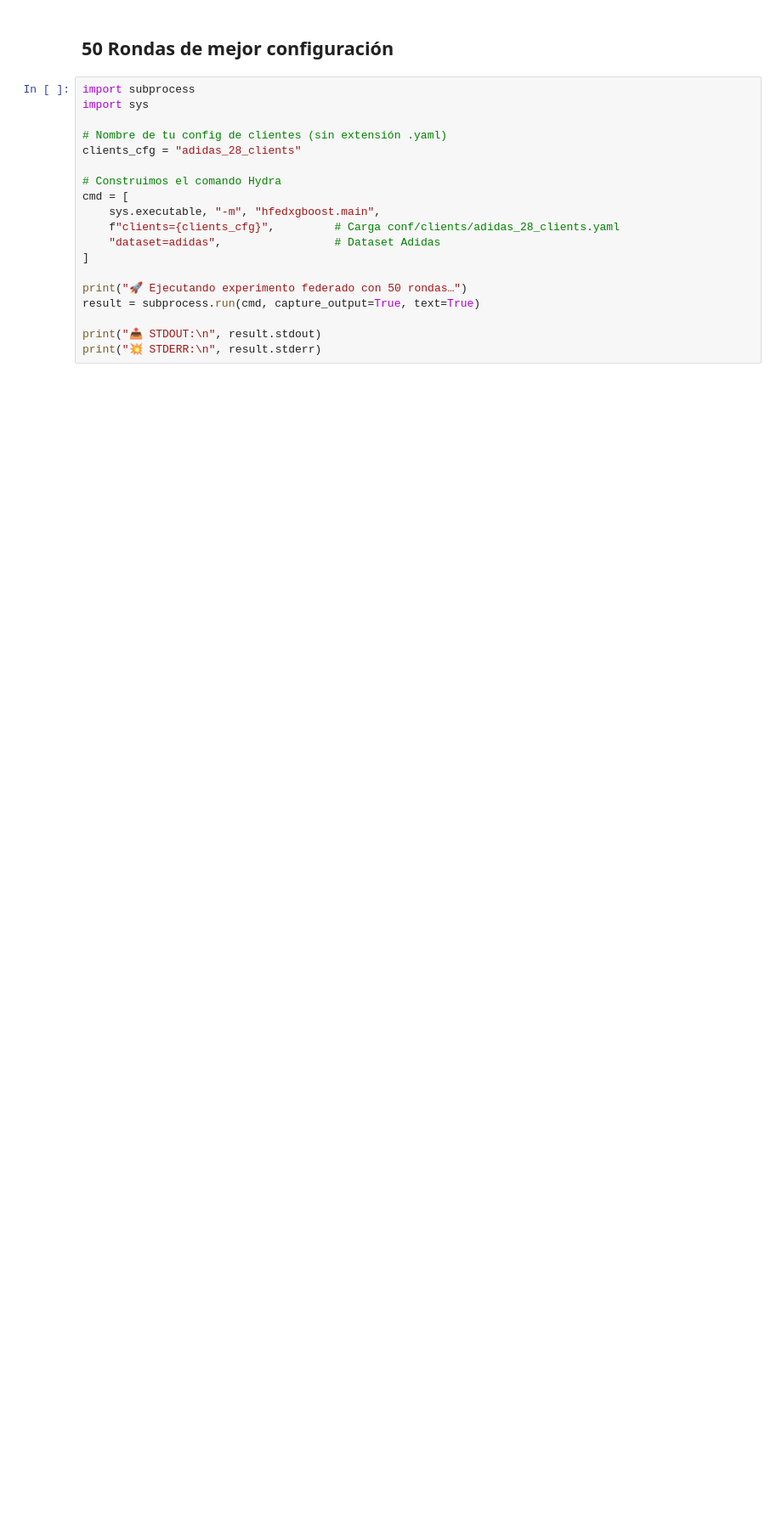
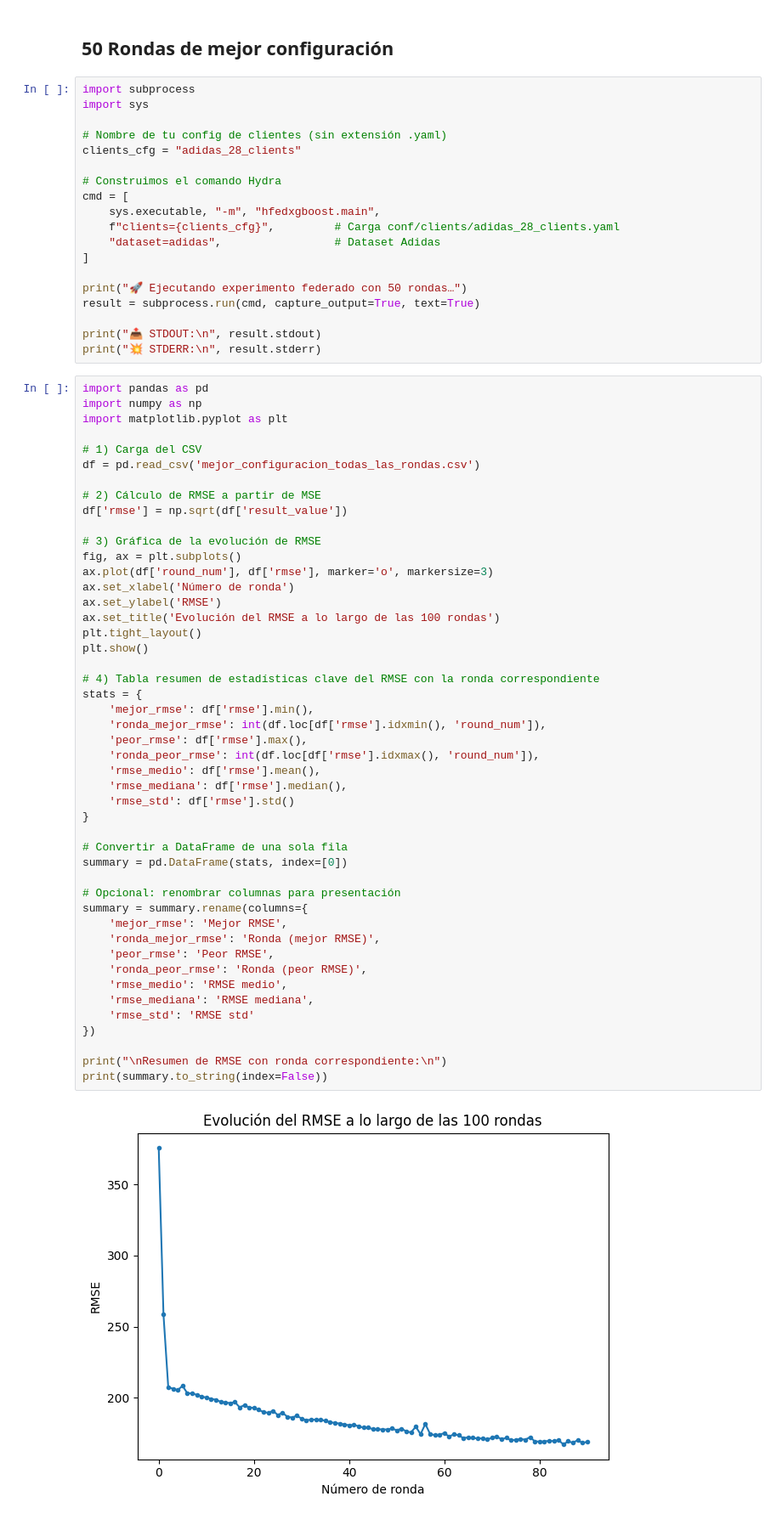
Before and after one commit to hugodlm03/Codigo-Aplicacion-de-Aprendizaje-Federado, a Jupyter notebook: hfedxgboost/hfedxgboostAdidas.ipynb, the cells around one changed output. Shown: that part at 85% size. Saved outputs shown, nothing was run; the diff lists cells and outputs as text; blank space fills up the shorter version.

```diff
--- a/hfedxgboost/hfedxgboostAdidas.ipynb
+++ b/hfedxgboost/hfedxgboostAdidas.ipynb
@@ -333,3 +450,52 @@ result = subprocess.run(cmd, capture_output=True, text=True)
 
 print("📤 STDOUT:\n", result.stdout)
 print("💥 STDERR:\n", result.stderr)
+# %%
+import pandas as pd
+import numpy as np
+import matplotlib.pyplot as plt
+
+# 1) Carga del CSV
+df = pd.read_csv('mejor_configuracion_todas_las_rondas.csv')
+
+# 2) Cálculo de RMSE a partir de MSE
+df['rmse'] = np.sqrt(df['result_value'])
+
+# 3) Gráfica de la evolución de RMSE
+fig, ax = plt.subplots()
+ax.plot(df['round_num'], df['rmse'], marker='o', markersize=3)
+ax.set_xlabel('Número de ronda')
+ax.set_ylabel('RMSE')
+ax.set_title('Evolución del RMSE a lo largo de las 100 rondas')
+plt.tight_layout()
+plt.show()
+
+# 4) Tabla resumen de estadísticas clave del RMSE con la ronda correspondiente
+stats = {
+    'mejor_rmse': df['rmse'].min(),
+    'ronda_mejor_rmse': int(df.loc[df['rmse'].idxmin(), 'round_num']),
+    'peor_rmse': df['rmse'].max(),
+    'ronda_peor_rmse': int(df.loc[df['rmse'].idxmax(), 'round_num']),
+    'rmse_medio': df['rmse'].mean(),
+    'rmse_mediana': df['rmse'].median(),
+    'rmse_std': df['rmse'].std()
+}
+
+# Convertir a DataFrame de una sola fila
+summary = pd.DataFrame(stats, index=[0])
+
+# Opcional: renombrar columnas para presentación
+summary = summary.rename(columns={
+    'mejor_rmse': 'Mejor RMSE',
+    'ronda_mejor_rmse': 'Ronda (mejor RMSE)',
+    'peor_rmse': 'Peor RMSE',
+    'ronda_peor_rmse': 'Ronda (peor RMSE)',
+    'rmse_medio': 'RMSE medio',
+    'rmse_mediana': 'RMSE mediana',
+    'rmse_std': 'RMSE std'
+})
+
+print("\nResumen de RMSE con ronda correspondiente:\n")
+print(summary.to_string(index=False))
+# %% [output]
+[figure, added]
```
Also changed, not shown: parts of 15 cells of this notebook, 9 other files.
